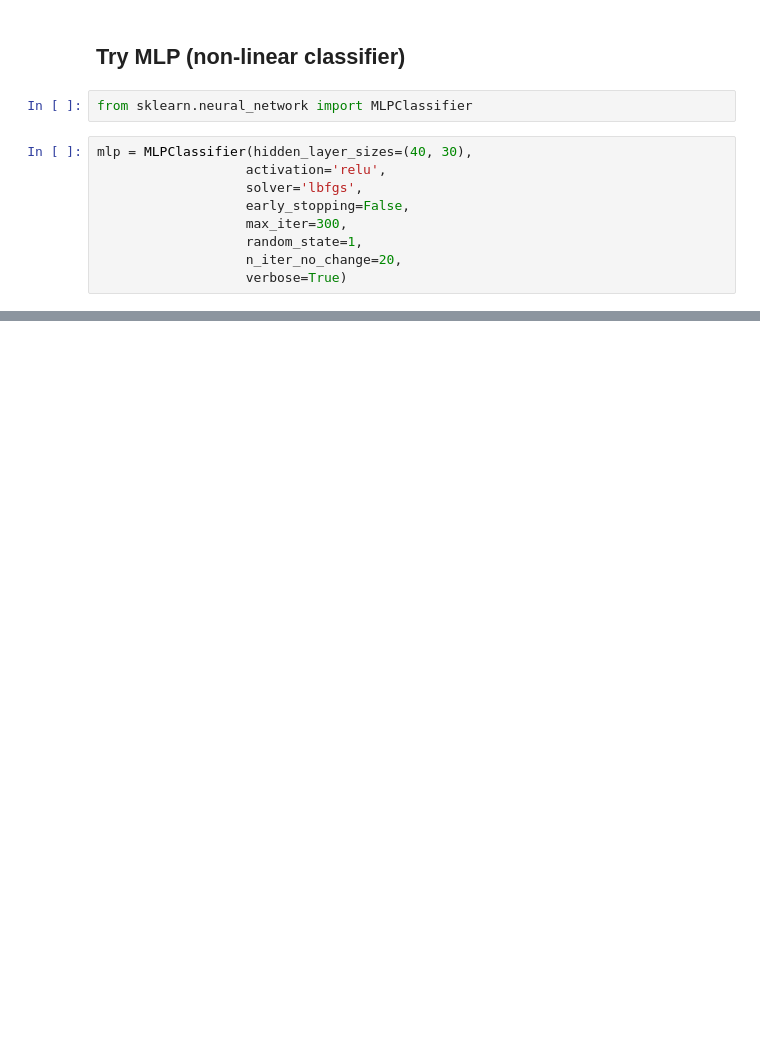
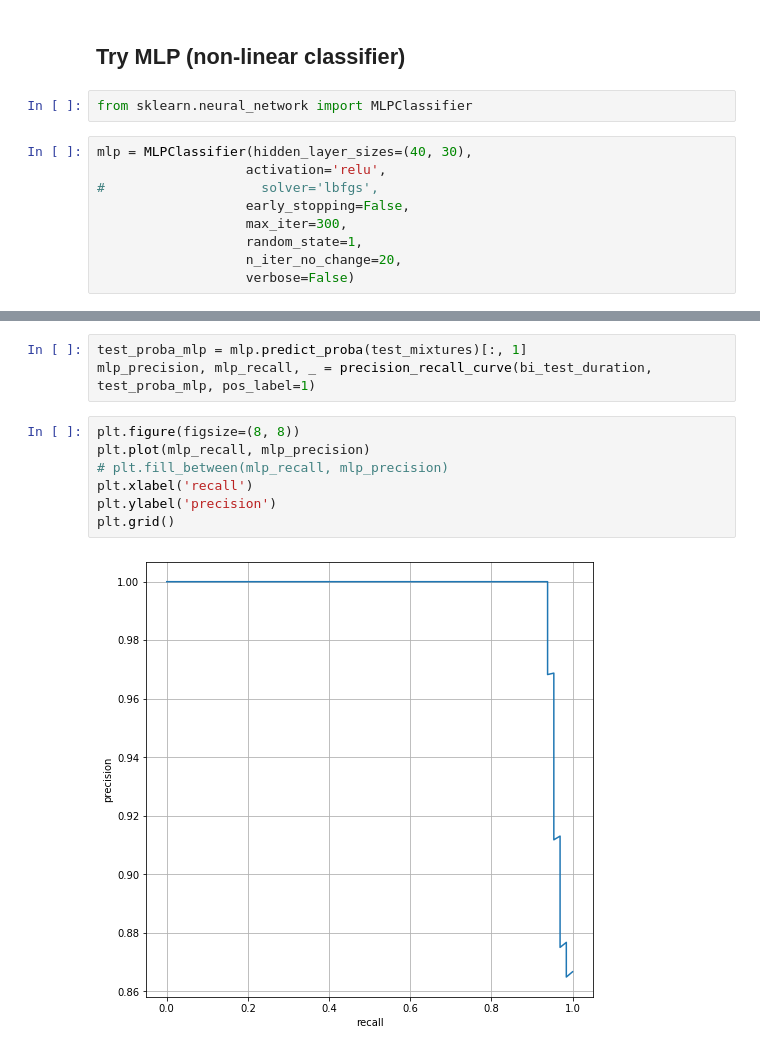
Before and after one commit to li-lab-mcgill/heterogeneous_ehr, a Jupyter notebook: Prediction-MultiDatatypes.ipynb, the cells around one changed output, grey strips where cells are left out. Cells and saved outputs as stored; diff of their text form; blank space fills up the shorter version.

Commit message:
tried MLP, which gives 0.96 (!!!) area under precision-recall. going to try it with cross validation

```diff
--- a/Prediction-MultiDatatypes.ipynb
+++ b/Prediction-MultiDatatypes.ipynb
@@ -279,12 +279,12 @@ from sklearn.neural_network import MLPClassifier
 # %%
 mlp = MLPClassifier(hidden_layer_sizes=(40, 30),
                    activation='relu',
-                   solver='lbfgs',
+#                    solver='lbfgs',
                    early_stopping=False,
                    max_iter=300,
                    random_state=1,
                    n_iter_no_change=20,
-                   verbose=True)
+                   verbose=False)
 # %%
 mlp.fit(train_mixtures, bi_train_duration)
 # %% [output]
@@ -316,0 +317,12 @@ weighted avg       0.69      0.65      0.67       154
+# %%
+test_proba_mlp = mlp.predict_proba(test_mixtures)[:, 1]
+mlp_precision, mlp_recall, _ = precision_recall_curve(bi_test_duration, test_proba_mlp, pos_label=1)
+# %%
+plt.figure(figsize=(8, 8))
+plt.plot(mlp_recall, mlp_precision)
+# plt.fill_between(mlp_recall, mlp_precision)
+plt.xlabel('recall')
+plt.ylabel('precision')
+plt.grid()
+# %% [output]
+[figure, added]
```
Also changed, not shown: parts of 8 cells of this notebook.
